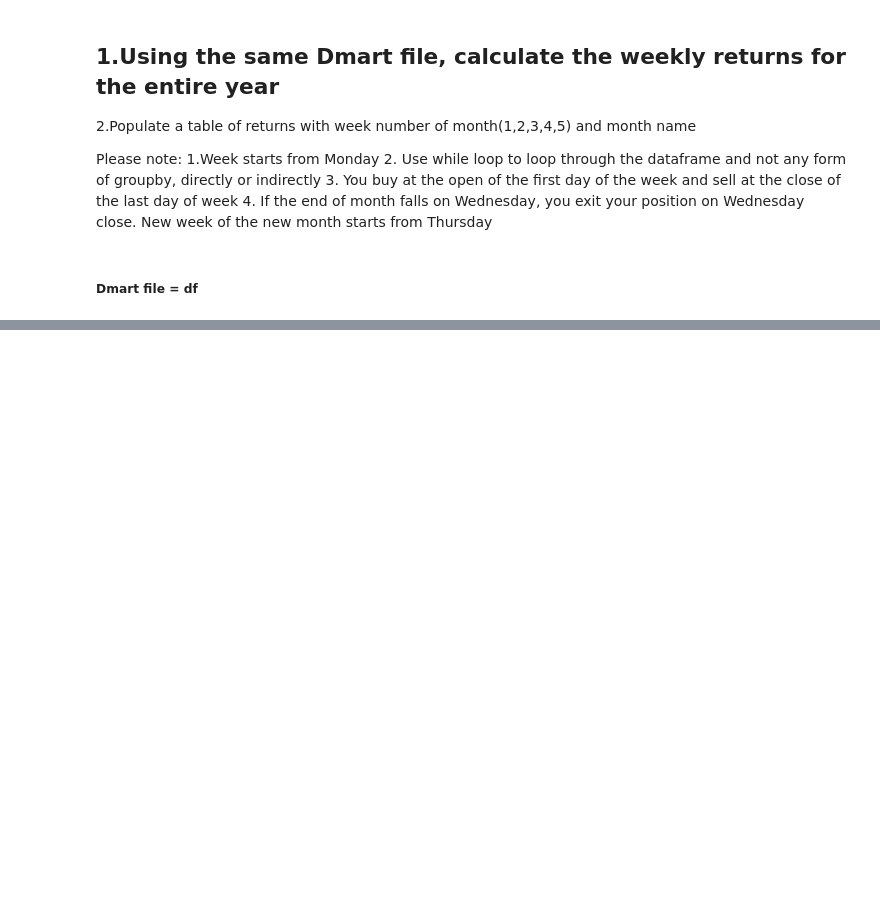
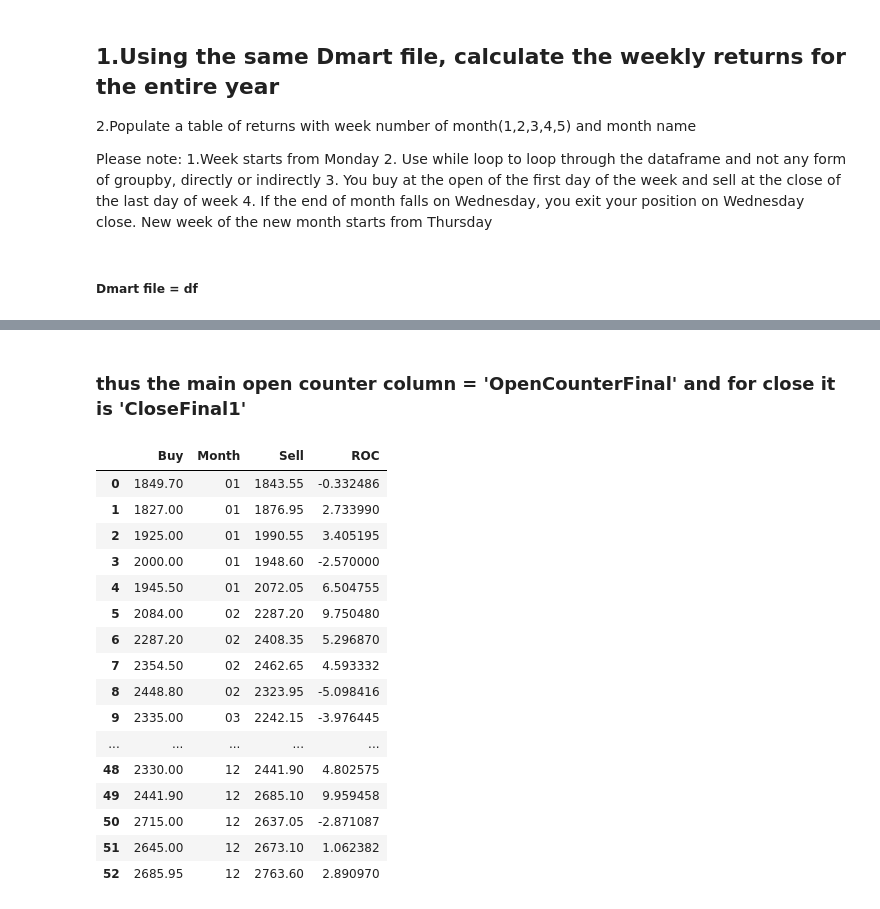
Before and after one commit to SakshiChheda/Swan-Training, a Jupyter notebook: Python/Assignment 4/Assignment 4.ipynb, the cells around one changed output, grey strips where cells are left out. Cells and saved outputs as stored; diff of their text form; code cells hidden in the pictures; blank space fills up the shorter version.

```diff
--- a/Python/Assignment 4/Assignment 4.ipynb
+++ b/Python/Assignment 4/Assignment 4.ipynb
@@ -215,0 +190,2 @@ display(df)
+# %% [markdown]
+### thus the main open counter column = 'OpenCounterFinal' and for close it is 'CloseFinal1'
@@ -215,0 +212,54 @@ display(df)
+# %%
+BuyData = pd.DataFrame({
+    'Buy':[],
+    'Month': []})
+
+i = 0
+while i < len(df):
+    for i in range (0,len(df)):
+        if df.loc[i,'BuyPrice'] != 0:
+            BuyData.loc[i,'Buy'] = df.loc[i,'BuyPrice']
+            BuyData.loc[i,'Month'] = df.loc[i,'Month']
+
+        i+=1
+
+BuyData.reset_index(inplace = True,drop = True)
+#display(BuyData)
+# %%
+SellData = pd.DataFrame({
+    'Sell':[]})
+
+i = 0
+while i < len(df):
+    for i in range (0,len(df)):
+        if df.loc[i,'SellPrice'] != 0:
+            SellData.loc[i,'Sell'] = df.loc[i,'SellPrice']
+        i+=1
+
+SellData.reset_index(inplace = True,drop = True)
+#display(SellData)
+# %%
+Returns = pd.merge(BuyData,SellData,left_index = True,right_index = True)
+
+#display(Returns)
+# %%
+Returns['ROC'] = ((Returns['Sell']/Returns['Buy'])-1)*100
+display(Returns)
+# %% [output]
+|  | Buy | Month | Sell | ROC |
+| 0 | 1849.70 | 01 | 1843.55 | -0.332486 |
+| 1 | 1827.00 | 01 | 1876.95 | 2.733990 |
+| 2 | 1925.00 | 01 | 1990.55 | 3.405195 |
+| 3 | 2000.00 | 01 | 1948.60 | -2.570000 |
+| 4 | 1945.50 | 01 | 2072.05 | 6.504755 |
+| 5 | 2084.00 | 02 | 2287.20 | 9.750480 |
+| 6 | 2287.20 | 02 | 2408.35 | 5.296870 |
+| 7 | 2354.50 | 02 | 2462.65 | 4.593332 |
+| 8 | 2448.80 | 02 | 2323.95 | -5.098416 |
+| 9 | 2335.00 | 03 | 2242.15 | -3.976445 |
+| ... | ... | ... | ... | ... |
+| 48 | 2330.00 | 12 | 2441.90 | 4.802575 |
+| 49 | 2441.90 | 12 | 2685.10 | 9.959458 |
+| 50 | 2715.00 | 12 | 2637.05 | -2.871087 |
+| 51 | 2645.00 | 12 | 2673.10 | 1.062382 |
+| 52 | 2685.95 | 12 | 2763.60 | 2.890970 |
```
Also changed, not shown: parts of 19 cells of this notebook.
